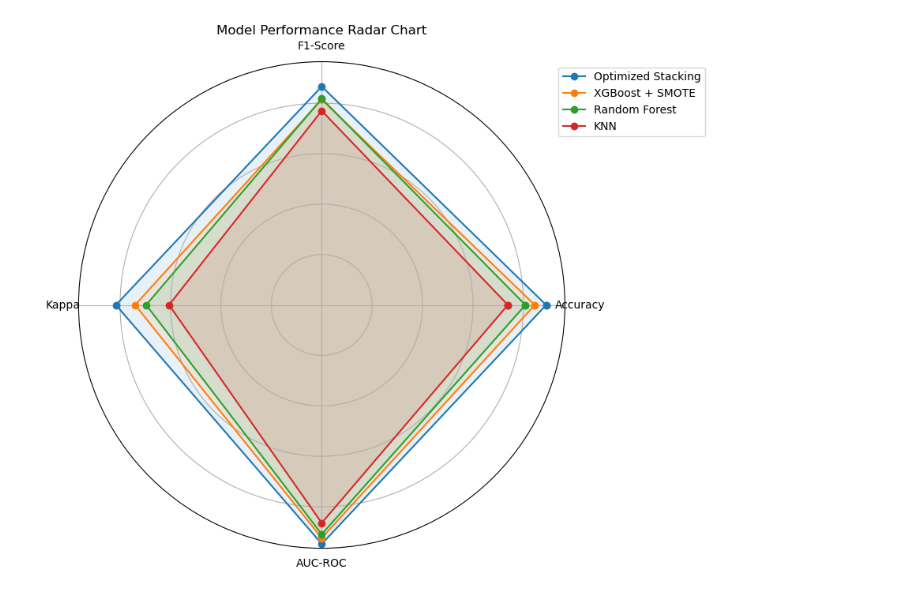
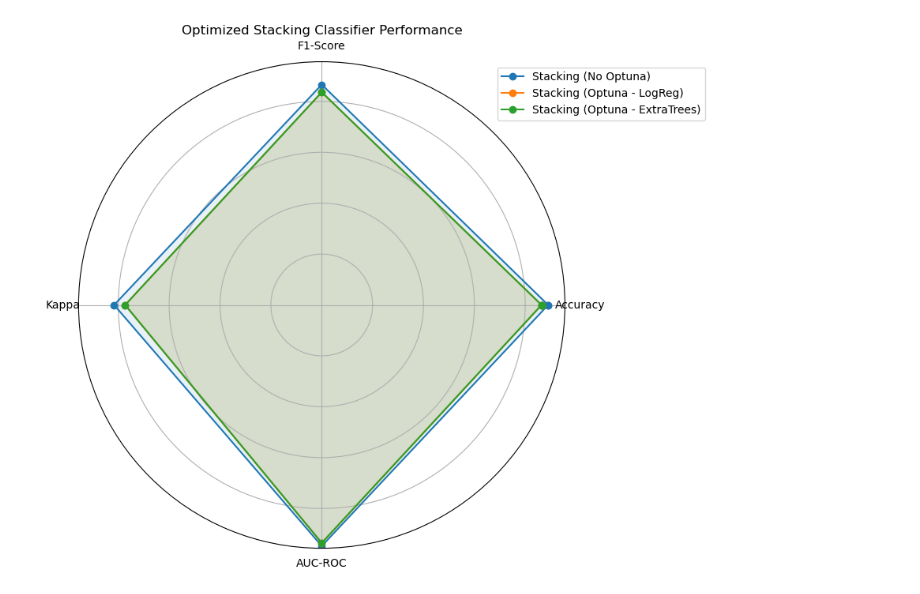
Before and after one commit to Anmol-G-K/Smart-Grid-Electricity-Theft-Detection, a Jupyter notebook: results.ipynb, the cells around one changed output. Cells and saved outputs as stored; diff of their text form; code cells hidden in the pictures.

```diff
--- a/results.ipynb
+++ b/results.ipynb
@@ -1,32 +1,31 @@
 # %%
 import numpy as np
 import matplotlib.pyplot as plt
 
 # Data
 labels = ["Accuracy", "F1-Score", "Kappa", "AUC-ROC"]
 models = {
-    "Optimized Stacking": [0.8902, 0.8663, 0.8165, 0.9474],
-    "XGBoost + SMOTE": [0.8451, 0.8145, 0.7403, 0.9239],
-    "Random Forest": [0.8080, 0.8178, 0.6964, 0.9091],
-    "KNN": [0.7383, 0.7699, 0.6058, 0.8642]
+    "Stacking (No Optuna)": [0.8902, 0.86621, 0.81641, 0.94739],
+    "Stacking (Optuna - LogReg)": [0.8646, 0.8365, 0.7736, 0.9355],
+    "Stacking (Optuna - ExtraTrees)": [0.8642, 0.8362, 0.7729, 0.9352]
 }
 
 angles = np.linspace(0, 2 * np.pi, len(labels), endpoint=False).tolist()
 angles += angles[:1]  # Close the radar chart
 
 fig, ax = plt.subplots(figsize=(8, 8), subplot_kw=dict(polar=True))
 
 for model, values in models.items():
     values += values[:1]  # Close the shape
     ax.plot(angles, values, label=model, marker='o')
     ax.fill(angles, values, alpha=0.1)
 
 ax.set_xticks(angles[:-1])
 ax.set_xticklabels(labels)
 ax.set_yticklabels([])
-ax.set_title("Model Performance Radar Chart")
+ax.set_title("Optimized Stacking Classifier Performance")
 ax.legend(loc="upper right", bbox_to_anchor=(1.3, 1))
 
 plt.show()
 # %% [output]
-[figure, old version]
+[figure, new version]
```
